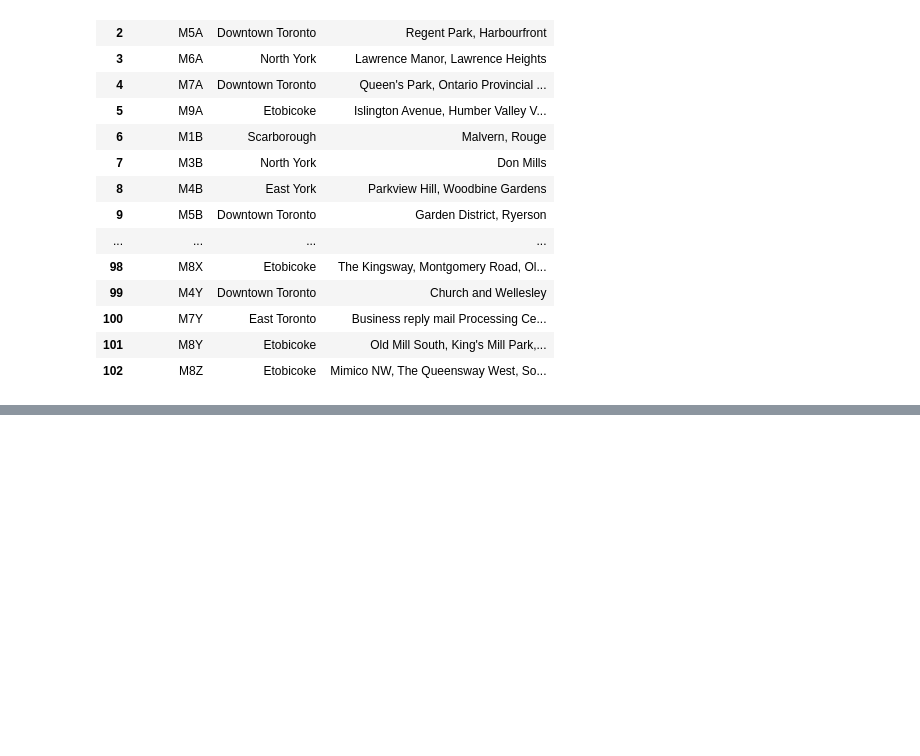
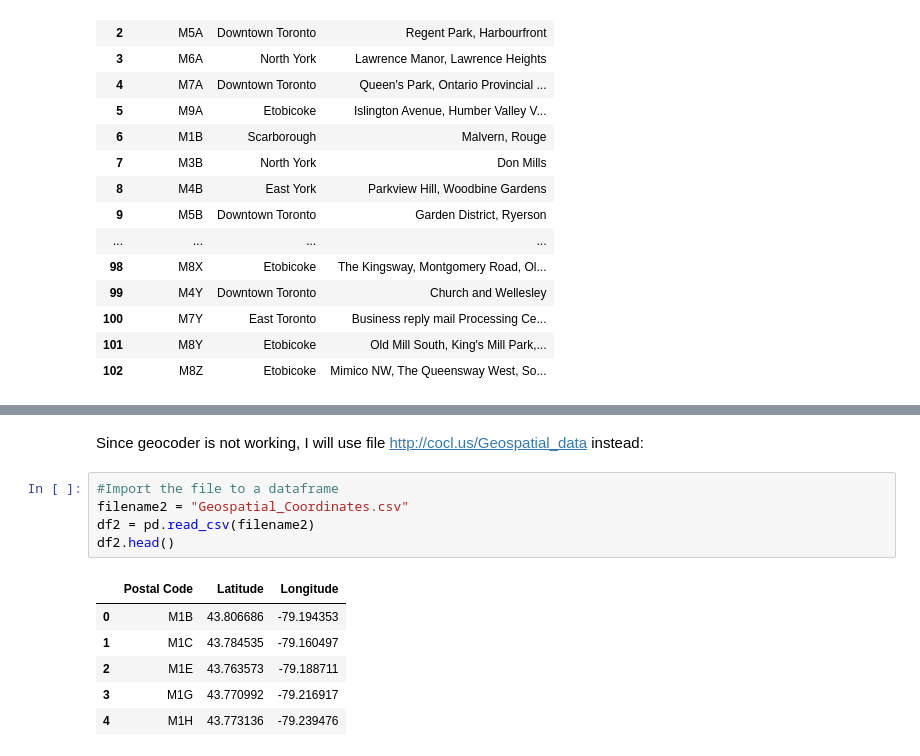
Before and after one commit to AnaMCD-lab/AppliedDataScienceCapstone-IBMCourse, a Jupyter notebook: Toronto-geo-data.ipynb, the cells around one changed output, grey strips where cells are left out. Saved outputs shown, nothing was run; the diff lists cells and outputs as text; blank space fills up the shorter version.

```diff
--- a/Toronto-geo-data.ipynb
+++ b/Toronto-geo-data.ipynb
@@ -230,0 +277,14 @@ df
+# %% [markdown]
+Since geocoder is not working, I will use file http://cocl.us/Geospatial_data instead:
+# %%
+#Import the file to a dataframe
+filename2 = "Geospatial_Coordinates.csv"
+df2 = pd.read_csv(filename2)
+df2.head()
+# %% [output]
+|  | Postal Code | Latitude | Longitude |
+| 0 | M1B | 43.806686 | -79.194353 |
+| 1 | M1C | 43.784535 | -79.160497 |
+| 2 | M1E | 43.763573 | -79.188711 |
+| 3 | M1G | 43.770992 | -79.216917 |
+| 4 | M1H | 43.773136 | -79.239476 |
```
Also changed, not shown: parts of 11 cells of this notebook.
